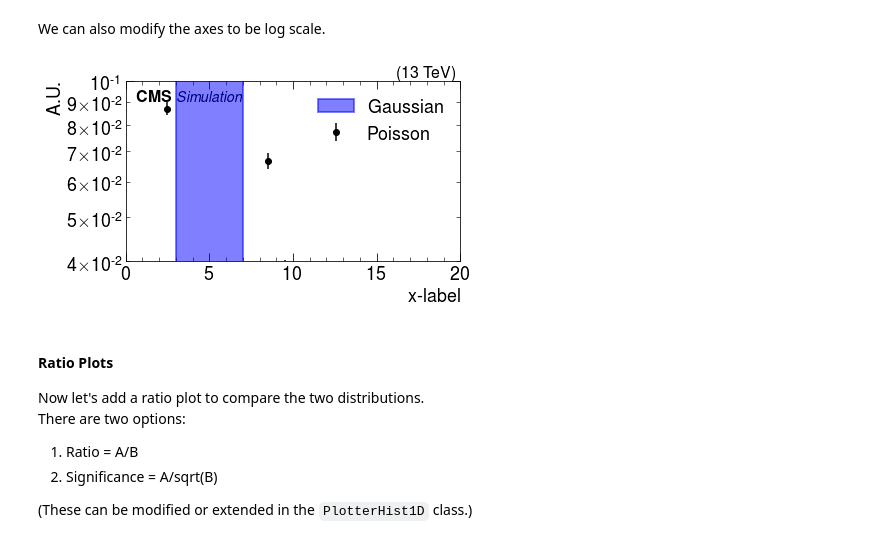
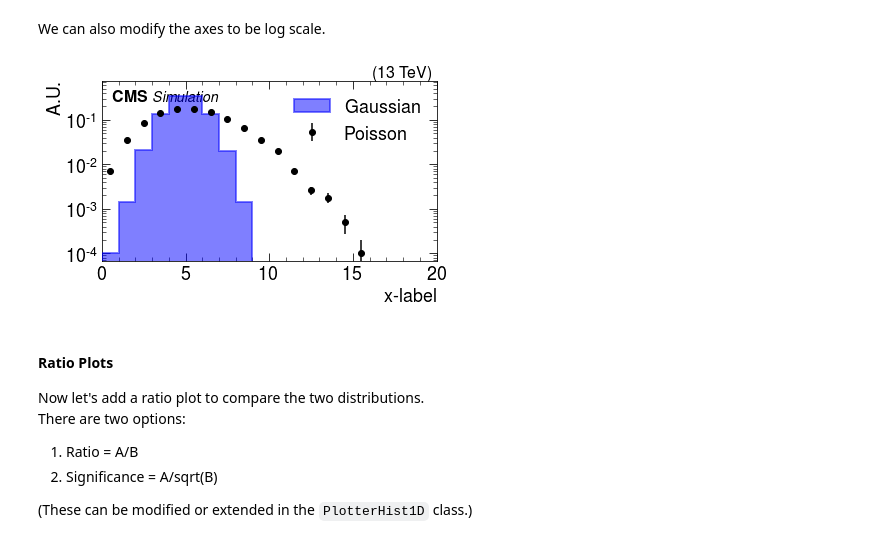
Before and after one commit to demarley/hepPlotter, a Jupyter notebook: examples/0-simple_1D.ipynb, the cells around one changed output. Saved outputs shown, nothing was run; the diff lists cells and outputs as text; code cells hidden in the pictures.

```diff
--- a/examples/0-simple_1D.ipynb
+++ b/examples/0-simple_1D.ipynb
@@ -111,36 +111,36 @@ hist = Histogram1D()
 
 hist.normed  = True
 hist.logplot = {"x":False,"y":True}
 hist.stacked = False
 hist.x_label = "x-label"
 hist.y_label = "A.U." if hist.normed else "Events"
 hist.saveAs  = "hist1d_jupyter_example2"
 hist.CMSlabel = 'top left'
 hist.CMSlabelStatus = "Simulation"
 
 # ** Options **
 # To rescale the axes, use this option:
 hist.xlim = (0,20)
-hist.ylim = (4e-2,1e-1) # artificially scale the y-axis to accommodate labels and legend
+#hist.ylim = (4e-2,1e-1) # scale the y-axis
 # you may end up with/without unformatted minor ticks, in which case you can
 # enable this option to format the labels appropriately:
-hist.format_minor_ticklabels = True
+#hist.format_minor_ticklabels = True
 
 hist.initialize()   # sets the parameters of the plot
 
 # Add 'possion' data to the plot from sample1
 hist.Add(poisson,name="poisson",
          draw_type='errorbar',label="Poisson")
 
 # Add 'gauss' data to the plot from sample2
 hist.Add(gauss,name="gauss",
          draw_type='stepfilled',color='blue',alpha=0.5,
          edgecolor="blue",label="Gaussian")
 
 p = hist.execute() # make the plot (p represents the matplotlib 'figure' object)
 #hist.savefig()     # save the figure (with name "hist.saveAs+hist.format") and close it
 # %% [output]
-[figure, old version]
+[figure, new version]
 # %% [markdown]
 #### Ratio Plots
 
```
Also changed, not shown: parts of 6 cells of this notebook, 2 other files.
